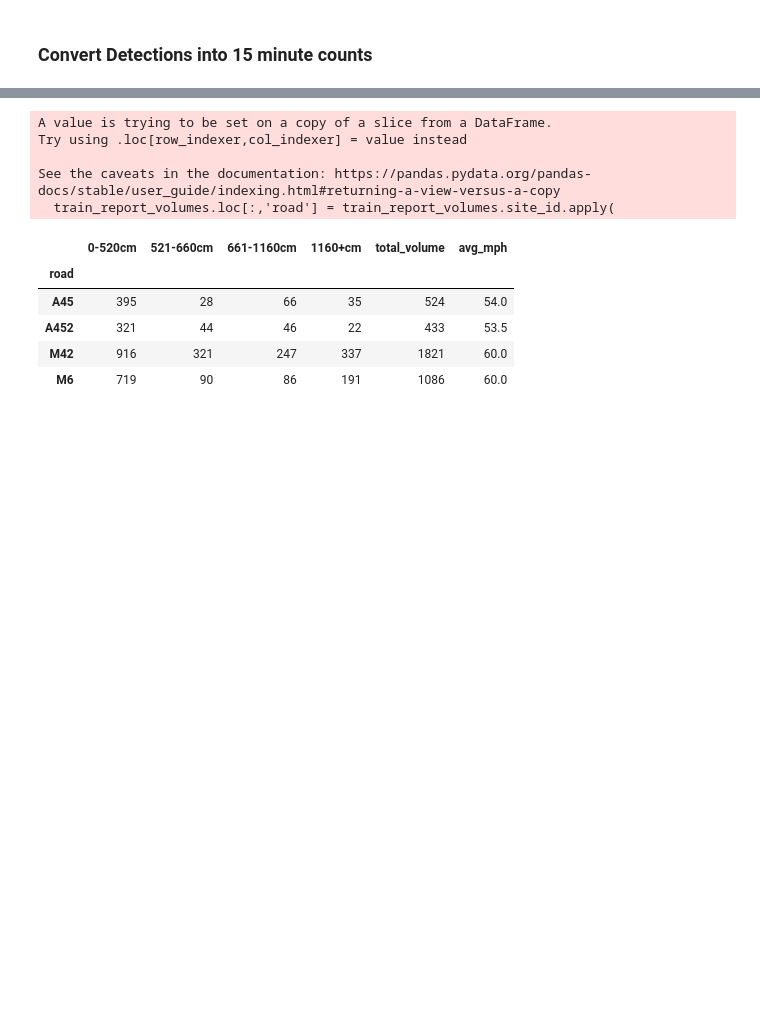
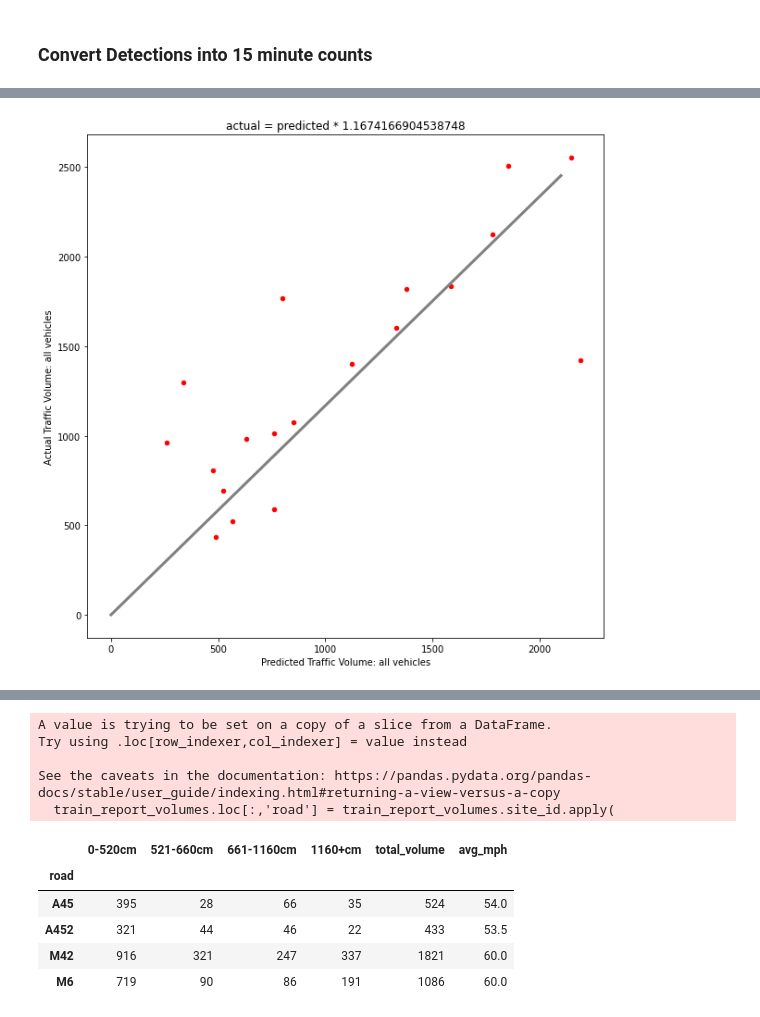
Before and after one commit to JakeRobertBaker/small-object-detection-benchmark, a Jupyter notebook: Inference-Highways.ipynb, the cells around one changed output, grey strips where cells are left out. Drawn from its saved outputs; the diff is of its cells as text; code cells hidden in the pictures; blank space fills up the shorter version.

```diff
--- a/Inference-Highways.ipynb
+++ b/Inference-Highways.ipynb
@@ -295,0 +406,15 @@ for i, file in enumerate(os.listdir(pickle_folder)):
+# %%
+X = np.array(road_lengths['all_vehicle_pred']).reshape(-1,1)
+y = np.array(road_lengths['total_volume']).reshape(-1,1)
+theta = np.linalg.inv(X.T @ X) @ y.T @ X
+theta = theta[0][0]
+# %%
+fig, ax = plt.subplots(figsize=(10,10))
+ax.plot([0,2100],[0,2100*theta], lw=3, c='grey')
+road_lengths.plot('all_vehicle_pred','total_volume', c='red', kind='scatter', ax=ax)
+ax.set_xlabel('Predicted Traffic Volume: all vehicles')
+ax.set_ylabel('Actual Traffic Volume: all vehicles')
+ax.set_title(label=f"actual = predicted * {theta}")
+plt.show()
+# %% [output]
+[figure, added]
```
Also changed, not shown: parts of 29 cells of this notebook.
